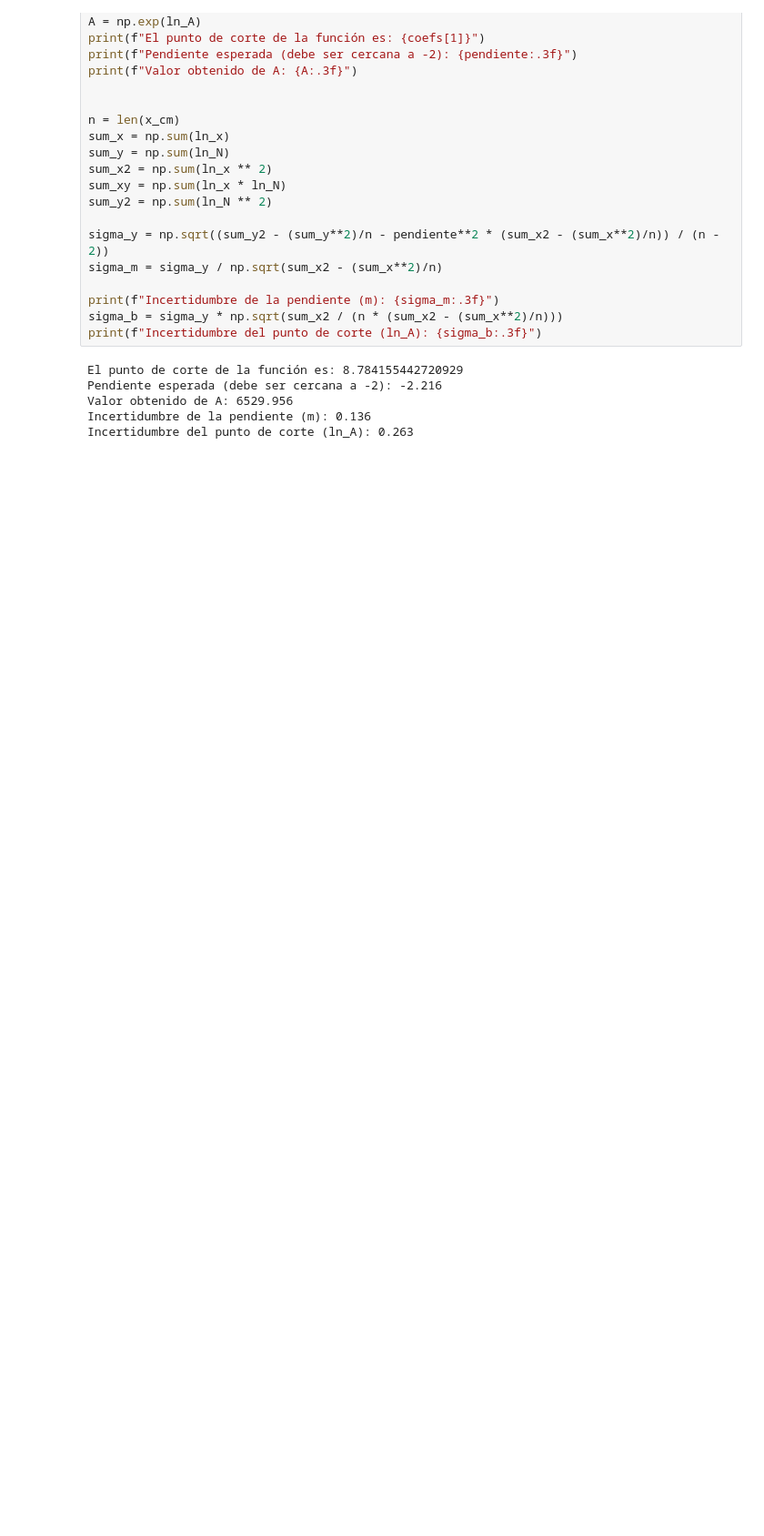
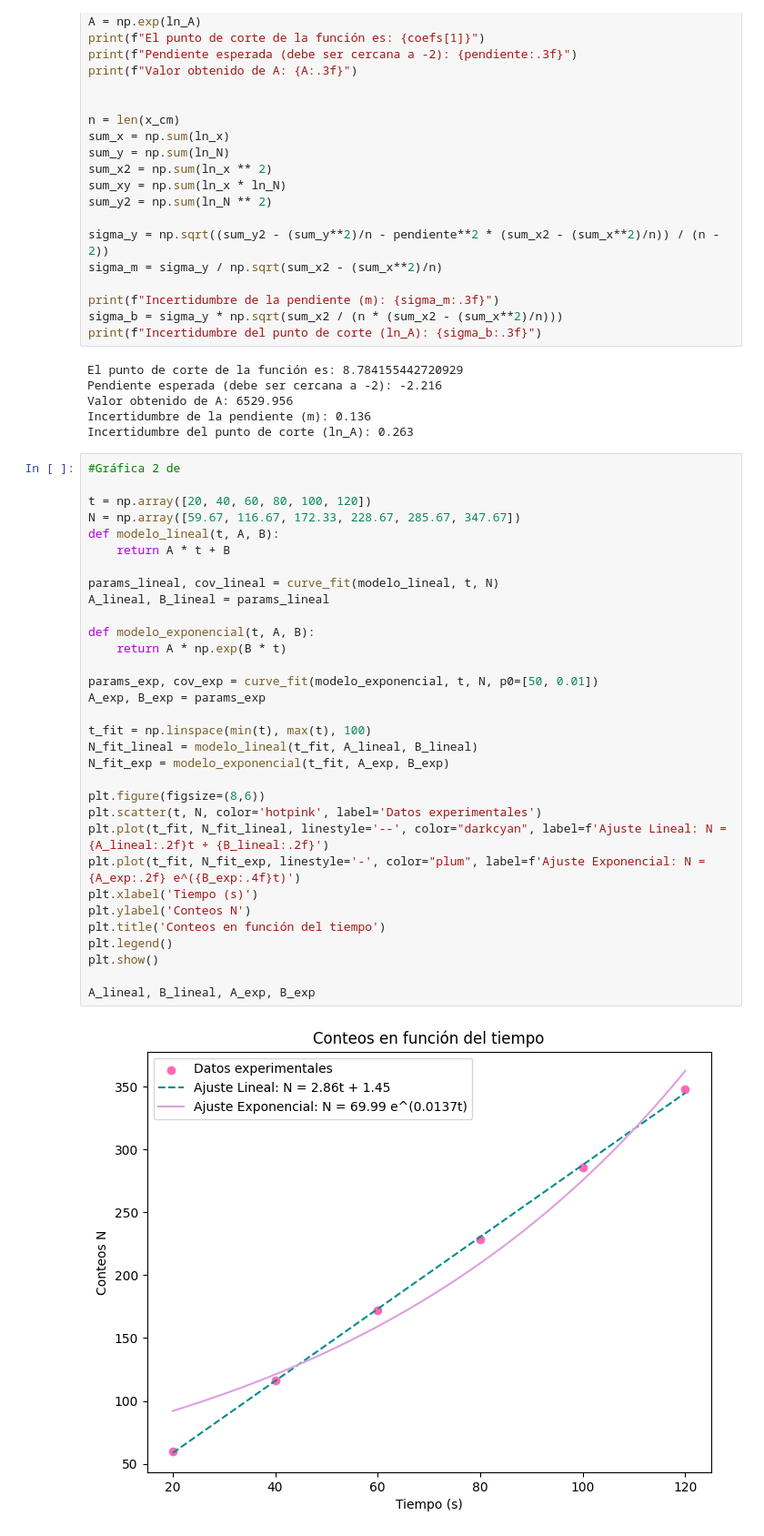
Before and after one commit to mafegomez-c/Laboratorio-fisica-moderna, a Jupyter notebook: Radiactividad.ipynb, the cells around one changed output. Shown: that part at 91% size. Cells and saved outputs as stored; diff of their text form; blank space fills up the shorter version.

```diff
--- a/Radiactividad.ipynb
+++ b/Radiactividad.ipynb
@@ -138,3 +138,37 @@ Pendiente esperada (debe ser cercana a -2): -2.216
 Valor obtenido de A: 6529.956
 Incertidumbre de la pendiente (m): 0.136
 Incertidumbre del punto de corte (ln_A): 0.263
+# %%
+#Gráfica 2 de
+
+t = np.array([20, 40, 60, 80, 100, 120])
+N = np.array([59.67, 116.67, 172.33, 228.67, 285.67, 347.67])
+def modelo_lineal(t, A, B):
+    return A * t + B
+
+params_lineal, cov_lineal = curve_fit(modelo_lineal, t, N)
+A_lineal, B_lineal = params_lineal
+
+def modelo_exponencial(t, A, B):
+    return A * np.exp(B * t)
+
+params_exp, cov_exp = curve_fit(modelo_exponencial, t, N, p0=[50, 0.01])
+A_exp, B_exp = params_exp
+
+t_fit = np.linspace(min(t), max(t), 100)
+N_fit_lineal = modelo_lineal(t_fit, A_lineal, B_lineal)
+N_fit_exp = modelo_exponencial(t_fit, A_exp, B_exp)
+
+plt.figure(figsize=(8,6))
+plt.scatter(t, N, color='hotpink', label='Datos experimentales')
+plt.plot(t_fit, N_fit_lineal, linestyle='--', color="darkcyan", label=f'Ajuste Lineal: N = {A_lineal:.2f}t + {B_lineal:.2f}')
+plt.plot(t_fit, N_fit_exp, linestyle='-', color="plum", label=f'Ajuste Exponencial: N = {A_exp:.2f} e^({B_exp:.4f}t)')
+plt.xlabel('Tiempo (s)')
+plt.ylabel('Conteos N')
+plt.title('Conteos en función del tiempo')
+plt.legend()
+plt.show()
+
+A_lineal, B_lineal, A_exp, B_exp
+# %% [output]
+[figure, added]
```
Also changed, not shown: parts of 2 cells of this notebook.
